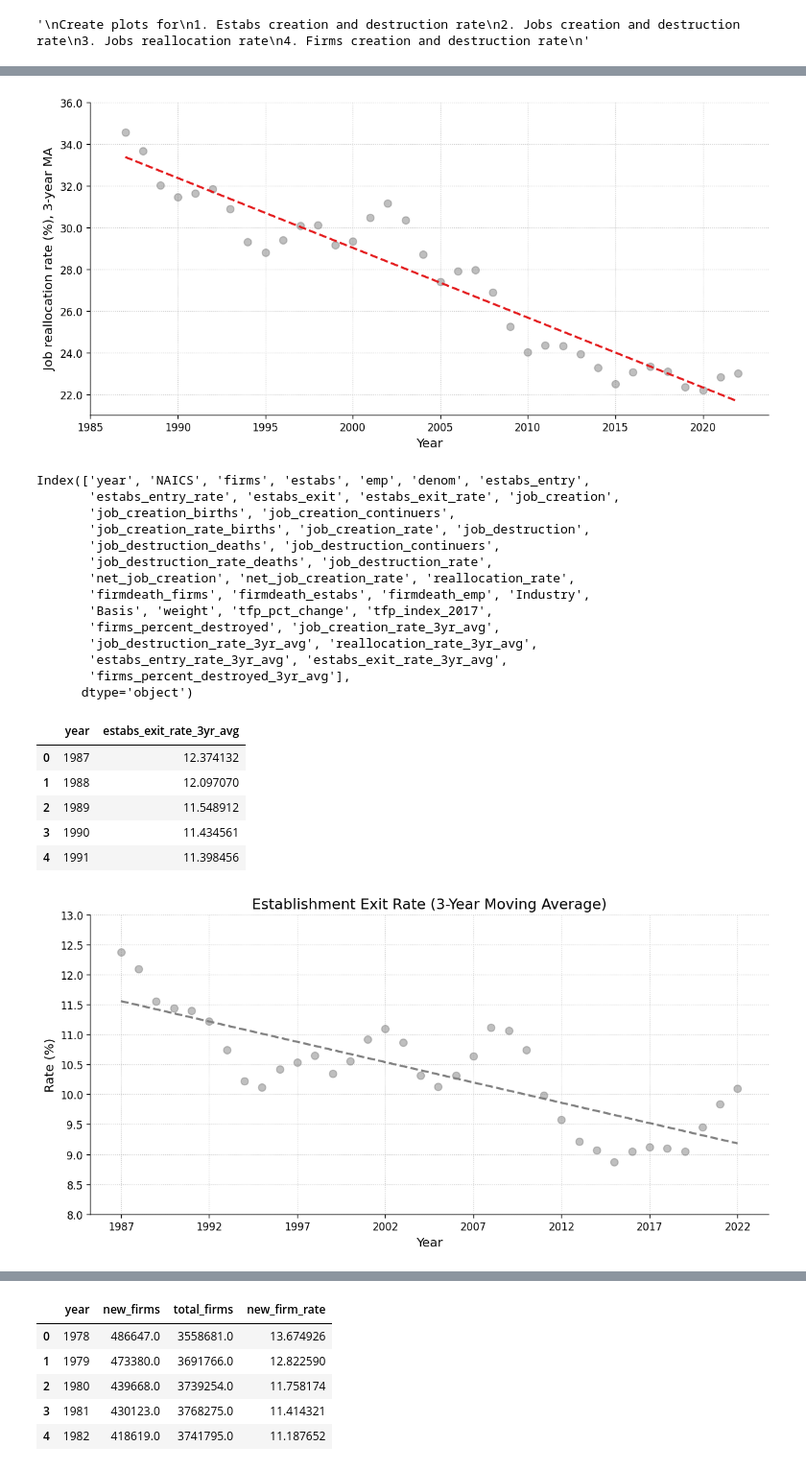
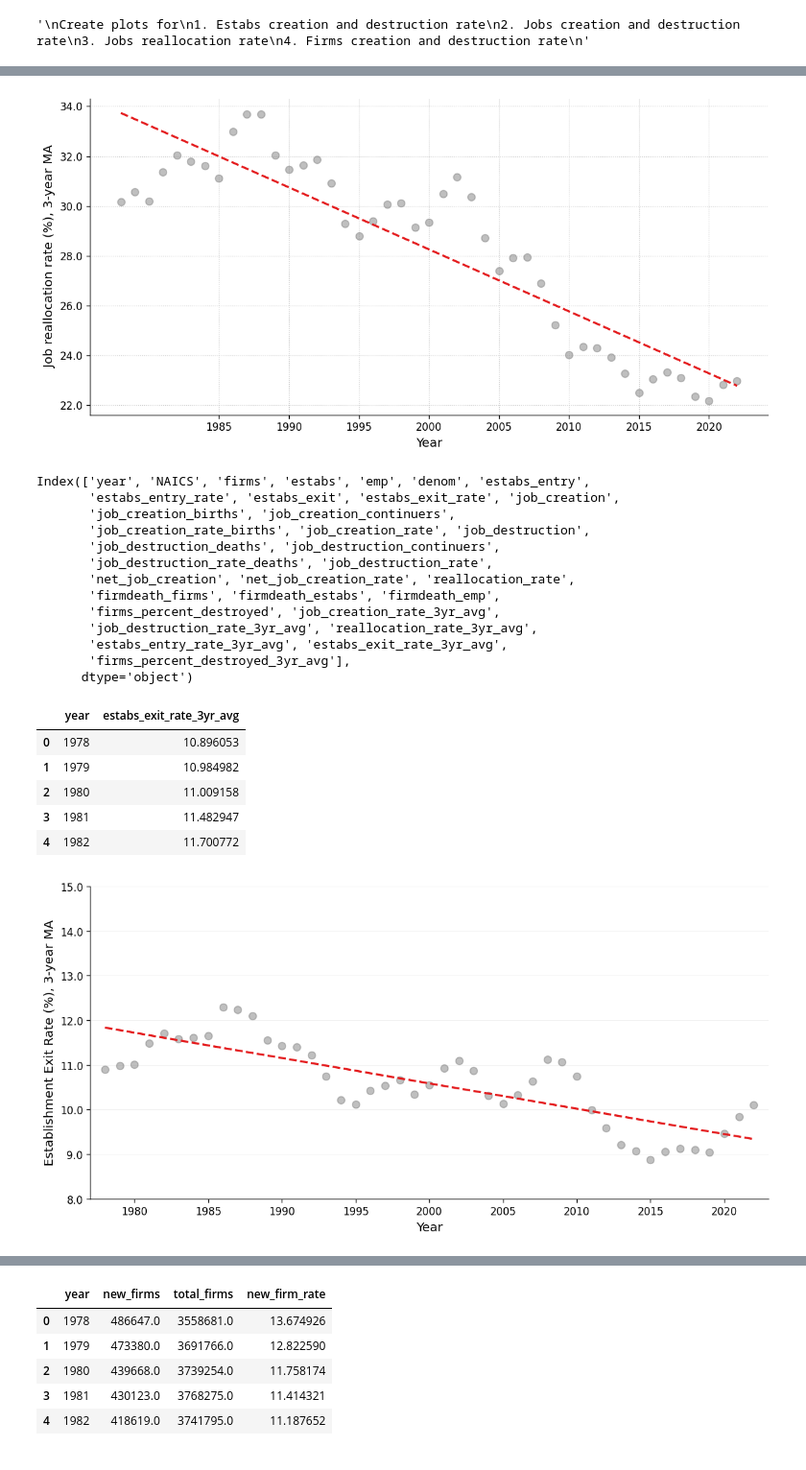
Before and after one commit to daniel-seymour/EC334-Summative, a Jupyter notebook: data-viz/bus_dynamism_trends.ipynb, the cells around one changed output, grey strips where cells are left out. Shown: that part at 96% size. Cells and saved outputs as stored; diff of their text form; code cells hidden in the pictures.

Commit message:
clean-up

```diff
--- a/data-viz/bus_dynamism_trends.ipynb
+++ b/data-viz/bus_dynamism_trends.ipynb
@@ -13,7 +13,7 @@ import pandas as pd
 import matplotlib.pyplot as plt
 from sklearn.linear_model import LinearRegression
 # %%
-data_path = "/Users/danielseymour/Developer/EC334-Summative/processed_data/two_digit_NAICS_bds_tfp.csv"
+data_path = "/Users/danielseymour/Developer/EC334-Summative/raw_data/dynamism_data/bds2022_sec.csv"
 merged = pd.read_csv(data_path)
 # %%
 merged.head(20)
@@ -39,3 +39,8 @@ merged.head(20)
+# %%
+merged = merged.rename(columns={'sector': 'NAICS'})
+# %%
+# Create a new column for the percentage of firms destroyed
+merged['firms_percent_destroyed'] = (merged['firmdeath_firms'] / merged['firms']) * 100
 # %%
 merged.columns
 # %% [output]
@@ -291,9 +337,10 @@ ax.set_xlabel('Year', fontsize=12)
 ax.set_ylabel('Job reallocation rate (%), 3-year MA', fontsize=12)
 
 plt.tight_layout()
+plt.savefig('../figures/job_reallocation_rate_trend.png', dpi=300, bbox_inches='tight')
 plt.show()
 # %% [output]
-[figure, old version]
+[figure, new version]
 # %%
 print(merged.columns)
 # %% [output]
@@ -304,8 +351,7 @@ Index(['year', 'NAICS', 'firms', 'estabs', 'emp', 'denom', 'estabs_entry',
        'job_destruction_deaths', 'job_destruction_continuers',
        'job_destruction_rate_deaths', 'job_destruction_rate',
        'net_job_creation', 'net_job_creation_rate', 'reallocation_rate',
-       'firmdeath_firms', 'firmdeath_estabs', 'firmdeath_emp', 'Industry',
-       'Basis', 'weight', 'tfp_pct_change', 'tfp_index_2017',
+       'firmdeath_firms', 'firmdeath_estabs', 'firmdeath_emp',
        'firms_percent_destroyed', 'job_creation_rate_3yr_avg',
        'job_destruction_rate_3yr_avg', 'reallocation_rate_3yr_avg',
        'estabs_entry_rate_3yr_avg', 'estabs_exit_rate_3yr_avg',
@@ -325,11 +371,11 @@ df_plot = (
 df_plot.head(5)
 # %% [output]
 |  | year | estabs_exit_rate_3yr_avg |
-| 0 | 1987 | 12.374132 |
-| 1 | 1988 | 12.097070 |
-| 2 | 1989 | 11.548912 |
-| 3 | 1990 | 11.434561 |
-| 4 | 1991 | 11.398456 |
+| 0 | 1978 | 10.896053 |
+| 1 | 1979 | 10.984982 |
+| 2 | 1980 | 11.009158 |
+| 3 | 1981 | 11.482947 |
+| 4 | 1982 | 11.700772 |
 # %%
 import matplotlib.pyplot as plt
 import numpy as np
@@ -338,6 +384,7 @@ from sklearn.linear_model import LinearRegression
 # Start the figure
 plt.style.use('default')
 fig, ax = plt.subplots(figsize=(10, 5), dpi=120)
+ax.set_facecolor('white')
 
 # Get x-axis data
 X = df_plot[['year']].values
@@ -347,53 +394,62 @@ years = df_plot['year']
 ax.scatter(
     years,
     df_plot['estabs_exit_rate_3yr_avg'],
     s=50,
     color='grey',
     alpha=0.5
 )
 
-# Fit and plot trend line
+# Fit and plot trend line with red dashed line
 y_estab = df_plot['estabs_exit_rate_3yr_avg'].values
 model_estab = LinearRegression().fit(X, y_estab)
 y_estab_trend = model_estab.predict(X)
 
 ax.plot(
     years,
     y_estab_trend,
     linestyle='--',
     linewidth=2,
-    color='grey'
+    color='#E41A1C'  # Red color
 )
 
-# Customize plot
-ax.set_facecolor('white')
-ax.set_title('Establishment Exit Rate (3-Year Moving Average)', fontsize=14)
-ax.set_xlabel('Year', fontsize=12)
-ax.set_ylabel('Rate (%)', fontsize=12)
-
-# Dynamic y-ticks
-y_min = np.floor(y_estab.min())
-y_max = np.ceil(y_estab.max())
-y_range = y_max - y_min
-tick_spacing = 0.5 if y_range <= 5 else (1.0 if y_range <= 10 else 2.0)
-ax.set_yticks(np.arange(y_min, y_max + tick_spacing, tick_spacing))
-ax.yaxis.set_major_formatter('{x:.1f}')
-
-# Set x-ticks
+# Get axis range info
 min_year = min(years)
 max_year = max(years)
-ax.set_xticks(range(min_year, max_year+1, 5))
 
-# Remove top and right spines
+# Set x-ticks starting from 1980 with 5-year intervals
+start_year = 1980
+x_ticks = range(start_year, max_year + 6, 5)
+ax.set_xticks(x_ticks)
+ax.set_xlim(min_year - 1, max_year + 1)  # Add padding
+
+# FIXED Y-AXIS: Set y-axis limits from 8 to 15 as requested
+ax.set_ylim(8, 15)
+
+# Set y-ticks with 1.0 increments
+y_ticks = np.arange(8, 15.1, 1.0)  # 8.0, 9.0, 10.0, 11.0, 12.0, 13.0, 14.0, 15.0
+ax.set_yticks(y_ticks)
+ax.yaxis.set_major_formatter('{x:.1f}')  # show one decimal place
+
+# Rename the y-axis label
+ax.set_xlabel('Year', fontsize=12)
+ax.set_ylabel('Establishment Exit Rate (%), 3-year MA', fontsize=12)
+
+# Improve spine appearance
 ax.spines['top'].set_visible(False)
 ax.spines['right'].set_visible(False)
+ax.spines['left'].set_linewidth(0.8)  # Slightly thinner left spine
+ax.spines['bottom'].set_linewidth(0.8)  # Slightly thinner bottom spine
 
-# Add gridlines
-ax.grid(which='major', linestyle=':', linewidth=0.7, alpha=0.7)
-ax.set_axisbelow(True)
+# Improve gridlines (lighter, horizontal only)
+ax.grid(which='major', axis='y', linestyle='-', linewidth=0.4, color='#E0E0E0', alpha=0.7)
+ax.set_axisbelow(True)  # Ensure grid is behind data
+
+# Ensure tick labels are clean and properly sized
+ax.tick_params(axis='both', which='major', labelsize=10)
 
 # Show plot
 plt.tight_layout()
+plt.savefig('../figures/estabs_exit_rate_trend.png', dpi=300, bbox_inches='tight')
 plt.show()
 # %% [output]
-[figure, old version]
+[figure, new version]
```
Also changed, not shown: parts of 19 cells of this notebook, 25 other files.
